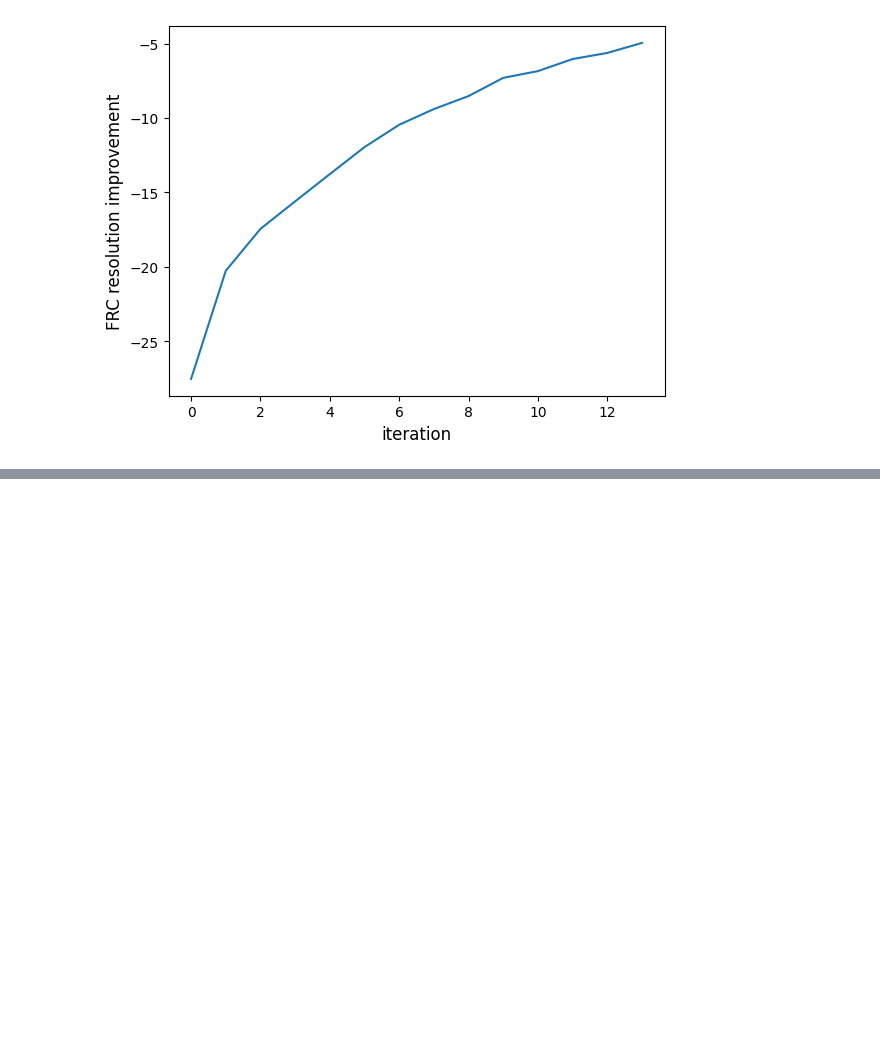
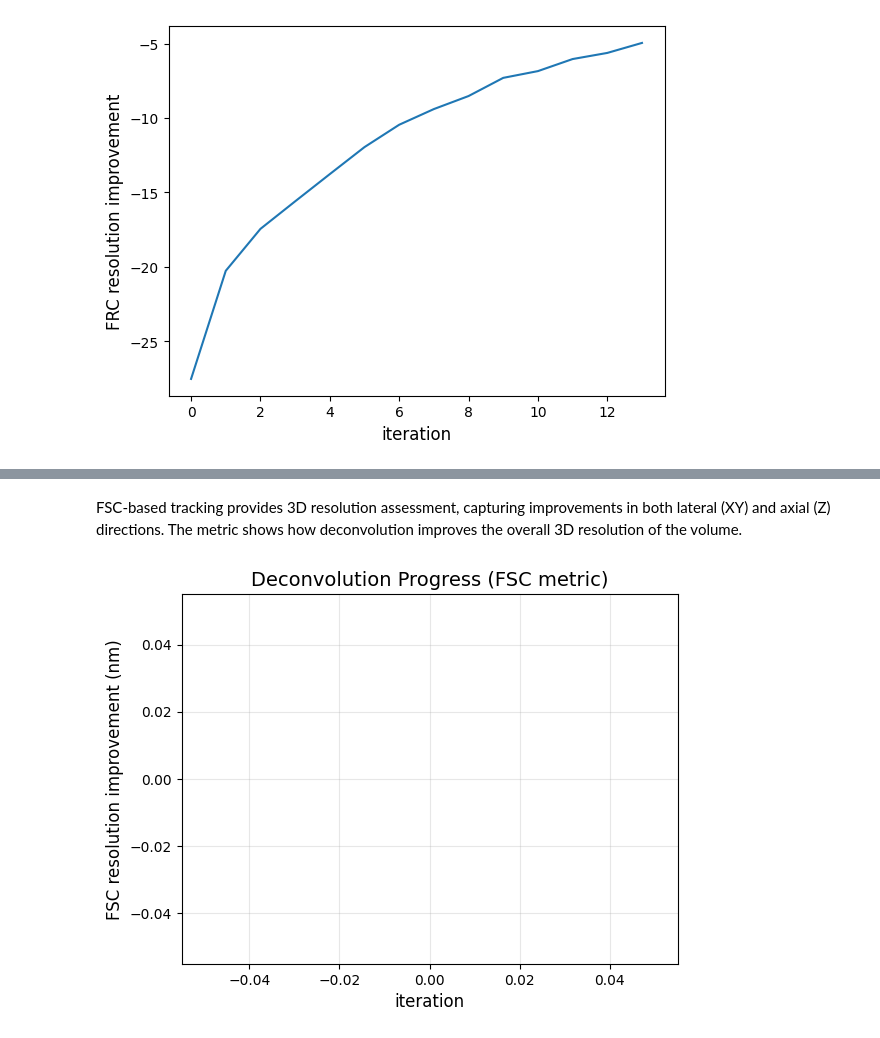
Before and after one commit to alxndrkalinin/cubic, a Jupyter notebook: examples/notebooks/deconvolution_iterations.ipynb, the cells around one changed output, grey strips where cells are left out. Cells and saved outputs as stored; diff of their text form; code cells hidden in the pictures; blank space fills up the shorter version.

```diff
--- a/examples/notebooks/deconvolution_iterations.ipynb
+++ b/examples/notebooks/deconvolution_iterations.ipynb
@@ -260,0 +384,15 @@ plt.show()
+# %%
+fsc_thresh_iter, fsc_resolution_results = deconv_iter_num_finder(
+    image,
+    psf,
+    metric_fn=fsc_resolution_difference,
+    metric_kwargs={
+        "spacing": voxel_sizes,  # (z, y, x) spacing in microns
+        "resample_isotropic": True,  # Recommended for anisotropic data
+        "exclude_axis_angle": 5.0,  # Exclude near-axis frequencies
+    },
+    metric_threshold=-5.0,  # min improvement in nm/iteration
+    max_iter=35,
+    verbose=True,
+    implementation="xpy",
+)
@@ -260,0 +420,11 @@ plt.show()
+# %% [markdown]
+FSC-based tracking provides 3D resolution assessment, capturing improvements in both lateral (XY) and axial (Z) directions. The metric shows how deconvolution improves the overall 3D resolution of the volume.
+# %%
+plt.plot([res["metric_gain"] for res in fsc_resolution_results[1:]])
+plt.xlabel("iteration", fontsize=12)
+plt.ylabel("FSC resolution improvement (nm)", fontsize=12)
+plt.title("Deconvolution Progress (FSC metric)", fontsize=14)
+plt.grid(True, alpha=0.3)
+plt.show()
+# %% [output]
+[figure, added]
```
Also changed, not shown: parts of 25 cells of this notebook.
